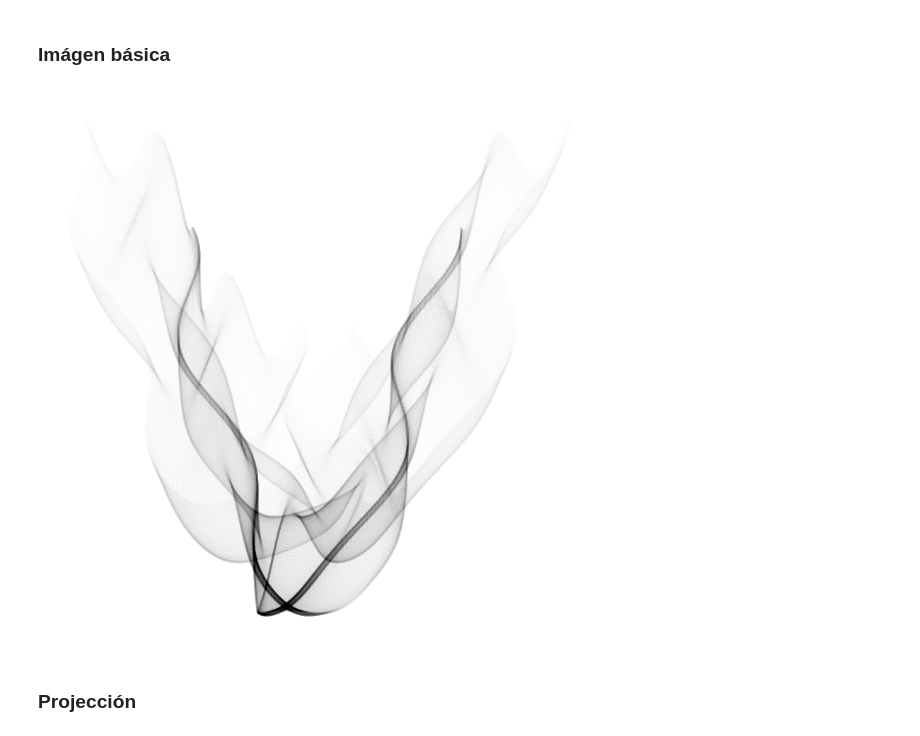
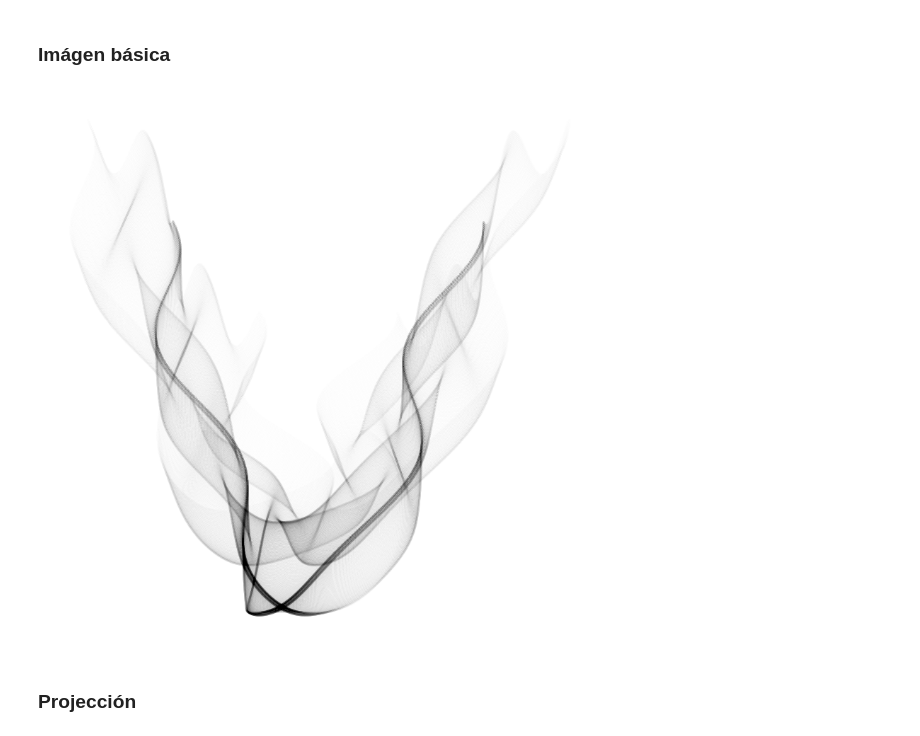
Before and after one commit to paolovasquezg/abstract_generator, a Jupyter notebook: stable difusion.ipynb, the cells around one changed output. Cells and saved outputs as stored; diff of their text form; code cells hidden in the pictures.

```diff
--- a/stable difusion.ipynb
+++ b/stable difusion.ipynb
@@ -28,12 +28,13 @@ g = GenerativeImage(f1, f2)
 # %% [markdown]
 ### Imágen básica
 # %%
+g = GenerativeImage(f1, f2)
 g.generate()
 g.plot()
 g.seed
 plt.show()
 # %% [output]
-[figure, old version]
+[figure, new version]
 # %% [markdown]
 ### Projección
 # %% [markdown]
```
Also changed, not shown: parts of 5 cells of this notebook, 2 other files.
